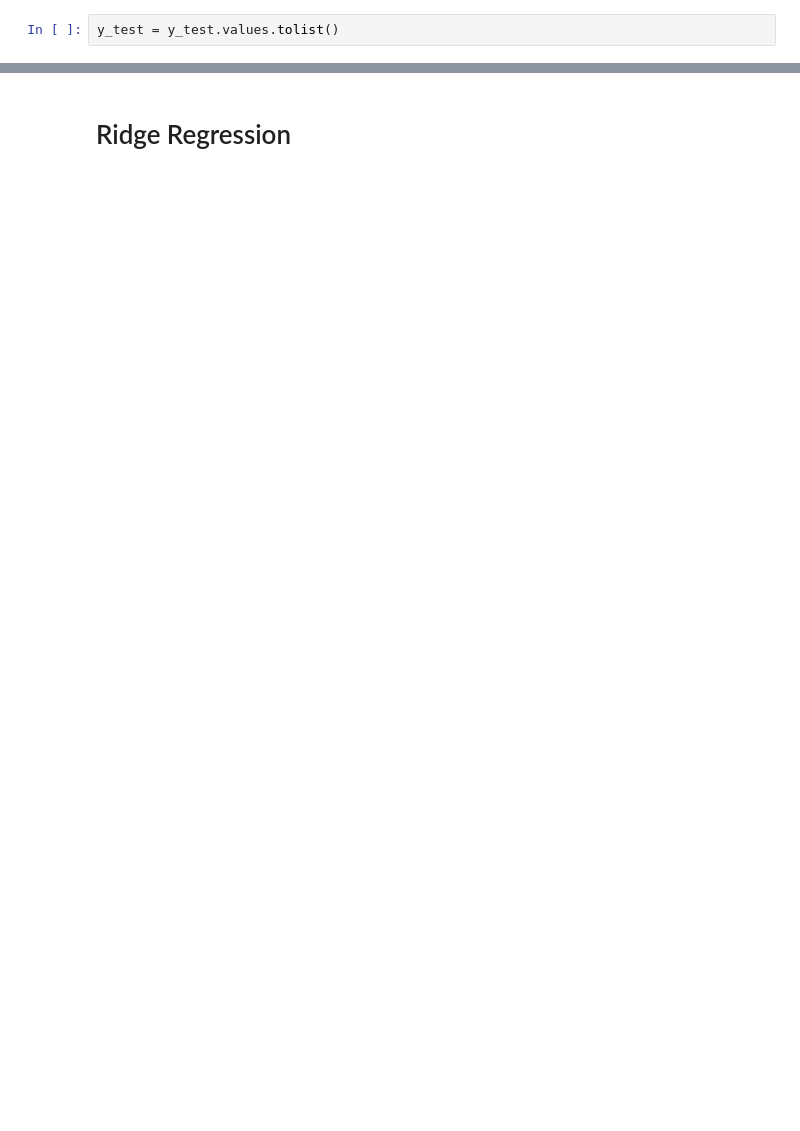
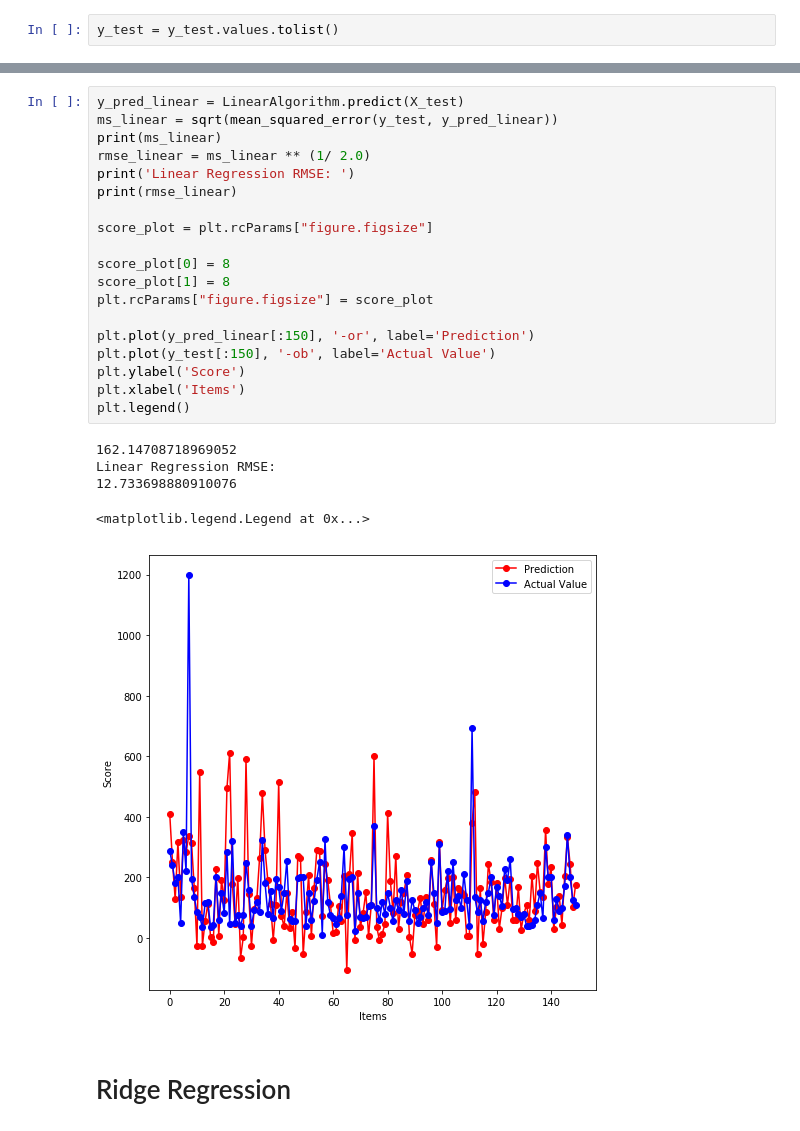
Before and after one commit to ManvithaC/AirBnB-listing-Recommender, a Jupyter notebook: Price_Prediction.ipynb, the cells around one changed output, grey strips where cells are left out. Cells and saved outputs as stored; diff of their text form; blank space fills up the shorter version.

```diff
--- a/Price_Prediction.ipynb
+++ b/Price_Prediction.ipynb
@@ -112,2 +126,27 @@ y_test = y_test.values.tolist()
+# %%
+y_pred_linear = LinearAlgorithm.predict(X_test)
+ms_linear = sqrt(mean_squared_error(y_test, y_pred_linear))
+print(ms_linear)
+rmse_linear = ms_linear ** (1/ 2.0)
+print('Linear Regression RMSE: ')
+print(rmse_linear)
+
+score_plot = plt.rcParams["figure.figsize"]
+
+score_plot[0] = 8
+score_plot[1] = 8
+plt.rcParams["figure.figsize"] = score_plot
+
+plt.plot(y_pred_linear[:150], '-or', label='Prediction')
+plt.plot(y_test[:150], '-ob', label='Actual Value')
+plt.ylabel('Score')
+plt.xlabel('Items')
+plt.legend()
+# %% [output]
+162.14708718969052
+Linear Regression RMSE:
+12.733698880910076
+<matplotlib.legend.Legend at 0x...>
+[figure, added]
 # %% [markdown]
 # Ridge Regression
```
Also changed, not shown: parts of 21 cells of this notebook, 3 other files.
